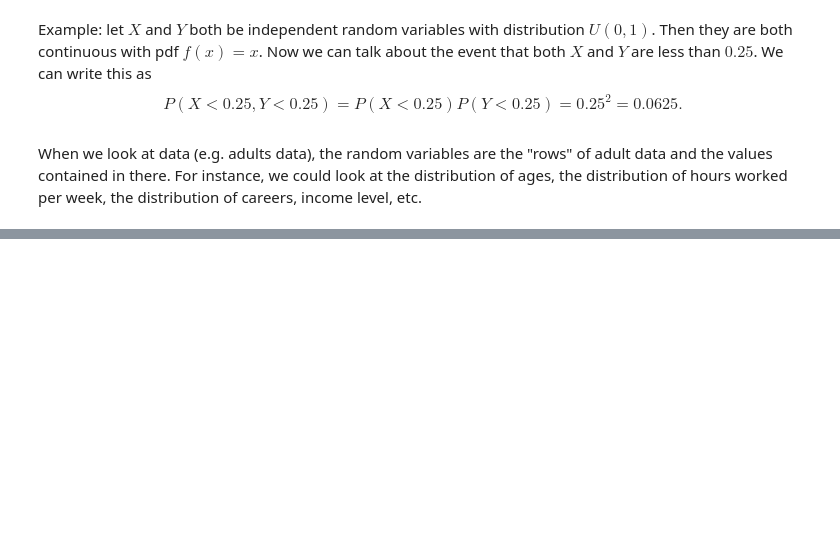
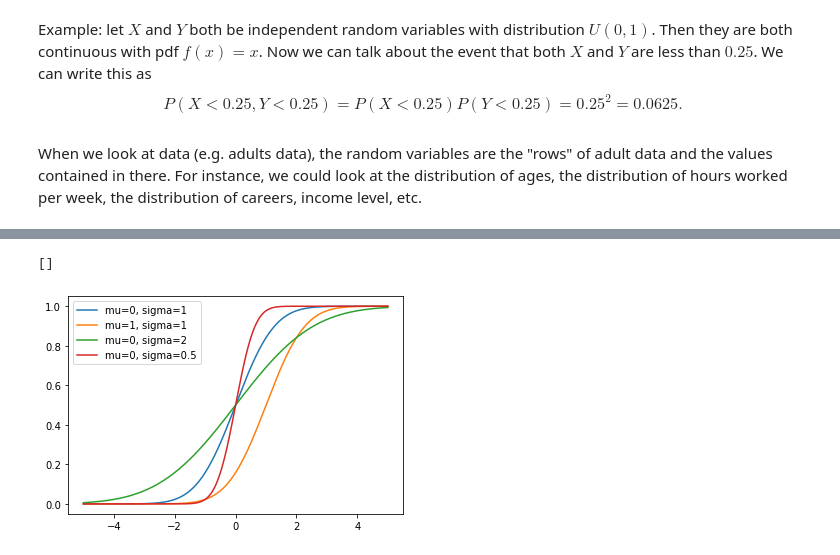
Before and after one commit to jventura1738/COSC311, a Jupyter notebook: Probability/ContinuousP.ipynb, the cells around one changed output, grey strips where cells are left out. Saved outputs shown, nothing was run; the diff lists cells and outputs as text; code cells hidden in the pictures; blank space fills up the shorter version.

```diff
--- a/Probability/ContinuousP.ipynb
+++ b/Probability/ContinuousP.ipynb
@@ -67,0 +88,14 @@ When we look at data (e.g. adults data), the random variables are the "rows" of
+# %%
+def normal_cdf(x, mu, sigma):
+    return (1 + math.erf((x-mu)/(sigma*np.sqrt(2))))/2
+
+xs = np.arange(-5, 5, 0.001)
+plt.plot(xs, [normal_cdf(x, 0, 1) for x in xs], label='mu=0, sigma=1')
+plt.plot(xs, [normal_cdf(x, 1, 1) for x in xs], label='mu=1, sigma=1')
+plt.plot(xs, [normal_cdf(x, 0, 2) for x in xs], label='mu=0, sigma=2')
+plt.plot(xs, [normal_cdf(x, 0, 0.5) for x in xs], label='mu=0, sigma=0.5')
+plt.legend(loc=2)
+plt.plot()
+# %% [output]
+[]
+[figure, added]
```
Also changed, not shown: parts of 3 cells of this notebook, 2 other files.
